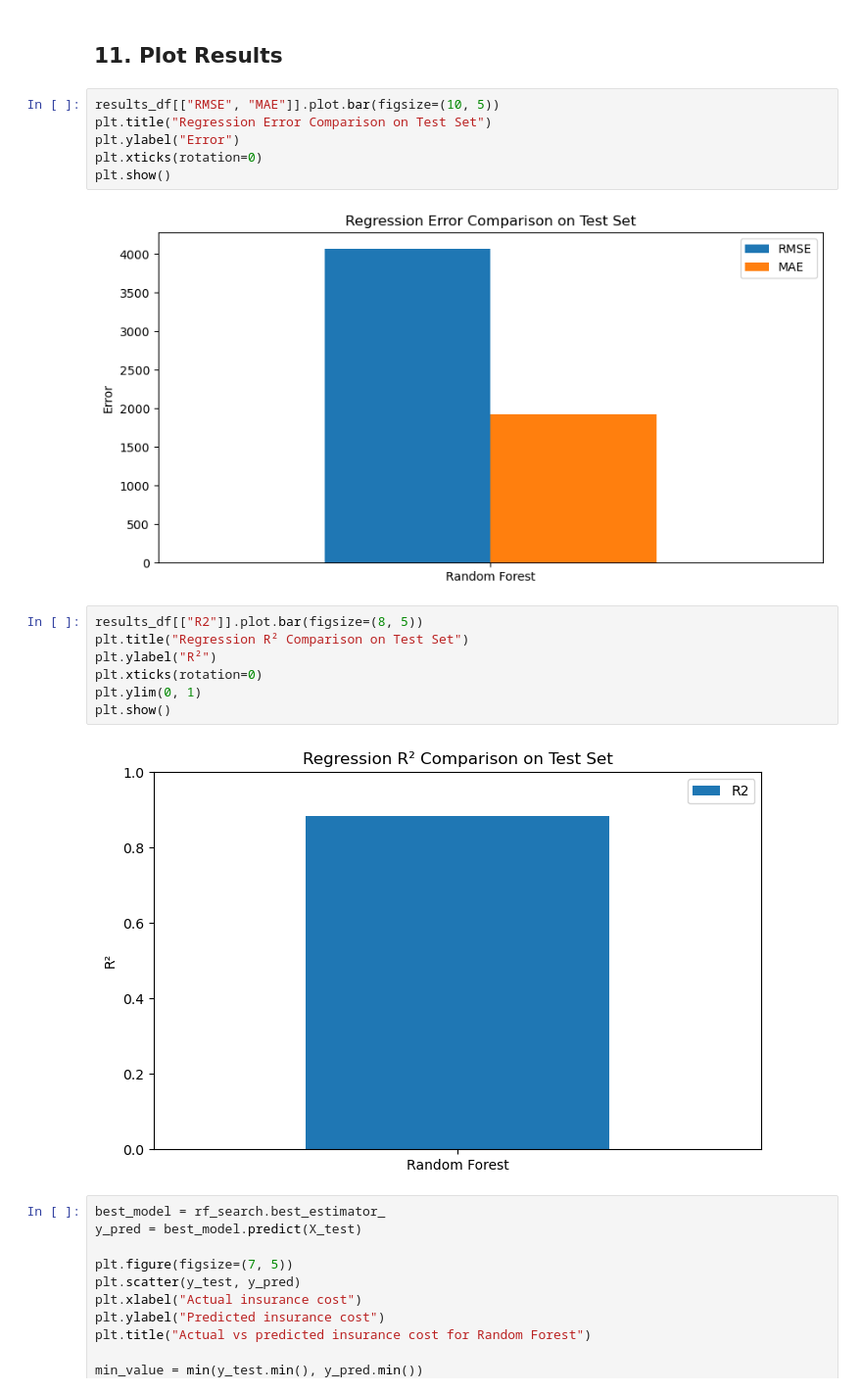
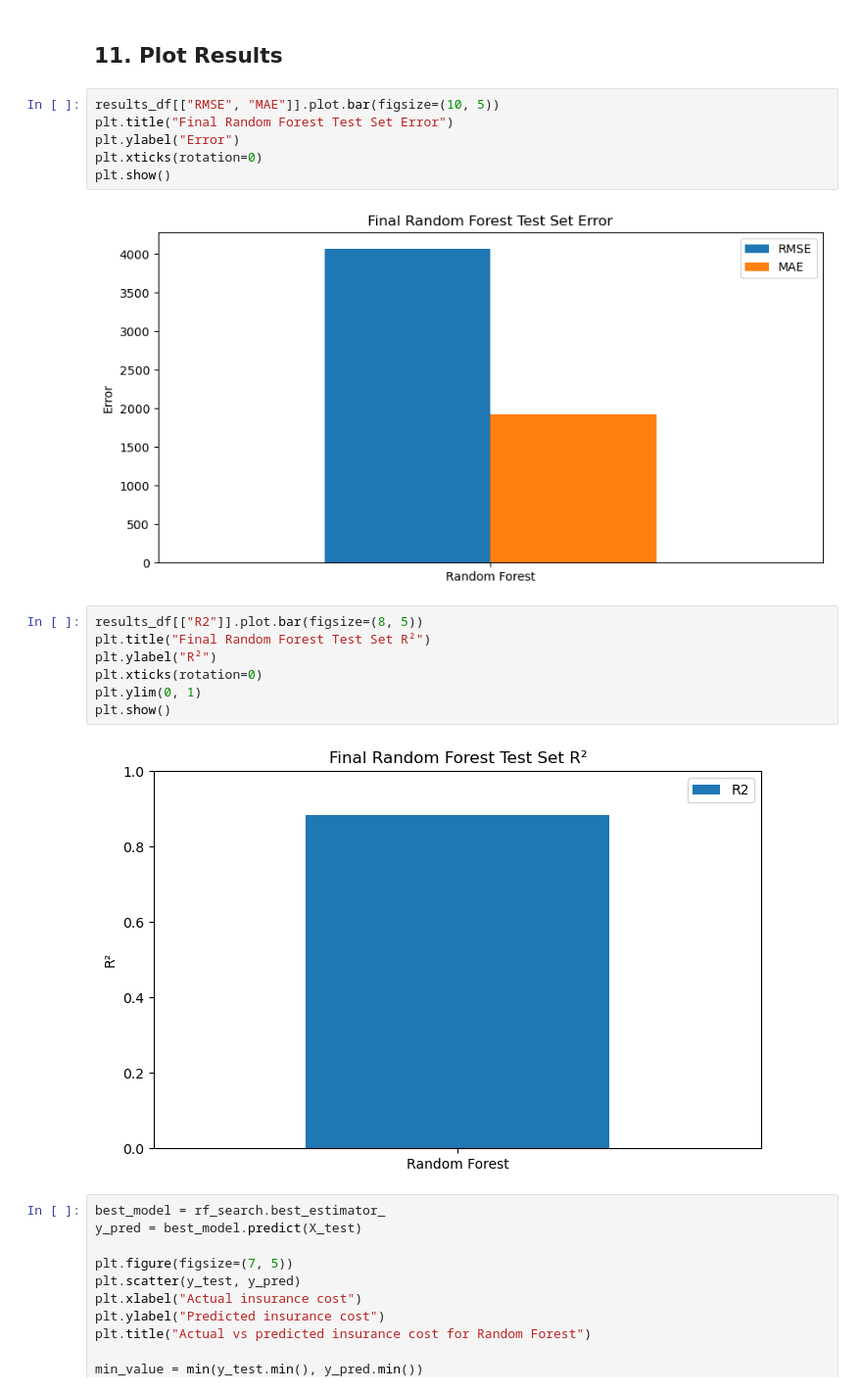
Before and after one commit to keithhamilton1/CS5062---DATA-ANALYTICS, a Jupyter notebook: etivity3_regression.ipynb, the cells around one changed output. Shown at 98% size. Cells and saved outputs as stored; diff of their text form.

Commit message:
Update etivity3_regression
Update etivity3_regression

```diff
--- a/etivity3_regression.ipynb
+++ b/etivity3_regression.ipynb
@@ -418,21 +418,21 @@ results_df
 ## 11. Plot Results
 # %%
 results_df[["RMSE", "MAE"]].plot.bar(figsize=(10, 5))
-plt.title("Regression Error Comparison on Test Set")
+plt.title("Final Random Forest Test Set Error")
 plt.ylabel("Error")
 plt.xticks(rotation=0)
 plt.show()
 # %% [output]
-[figure, old version]
+[figure, new version]
 # %%
 results_df[["R2"]].plot.bar(figsize=(8, 5))
-plt.title("Regression R² Comparison on Test Set")
+plt.title("Final Random Forest Test Set R²")
 plt.ylabel("R²")
 plt.xticks(rotation=0)
 plt.ylim(0, 1)
 plt.show()
 # %% [output]
-[figure, old version]
+[figure, new version]
 # %%
 best_model = rf_search.best_estimator_
 y_pred = best_model.predict(X_test)
```
Also changed, not shown: parts of 1 cell of this notebook.
